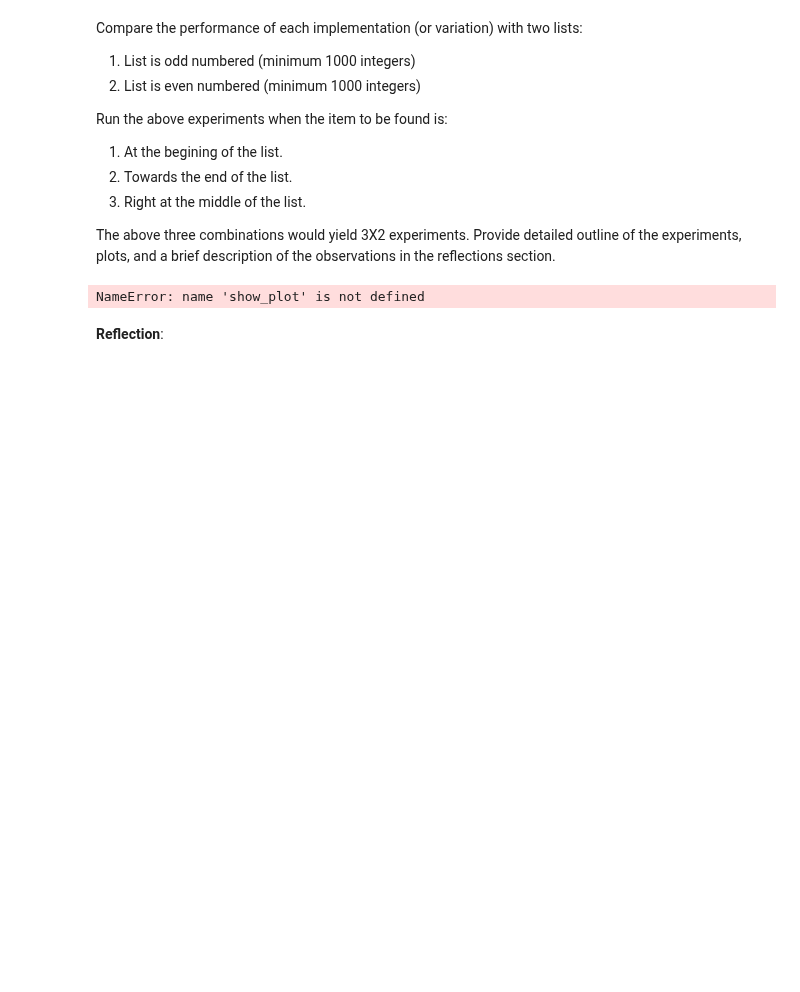
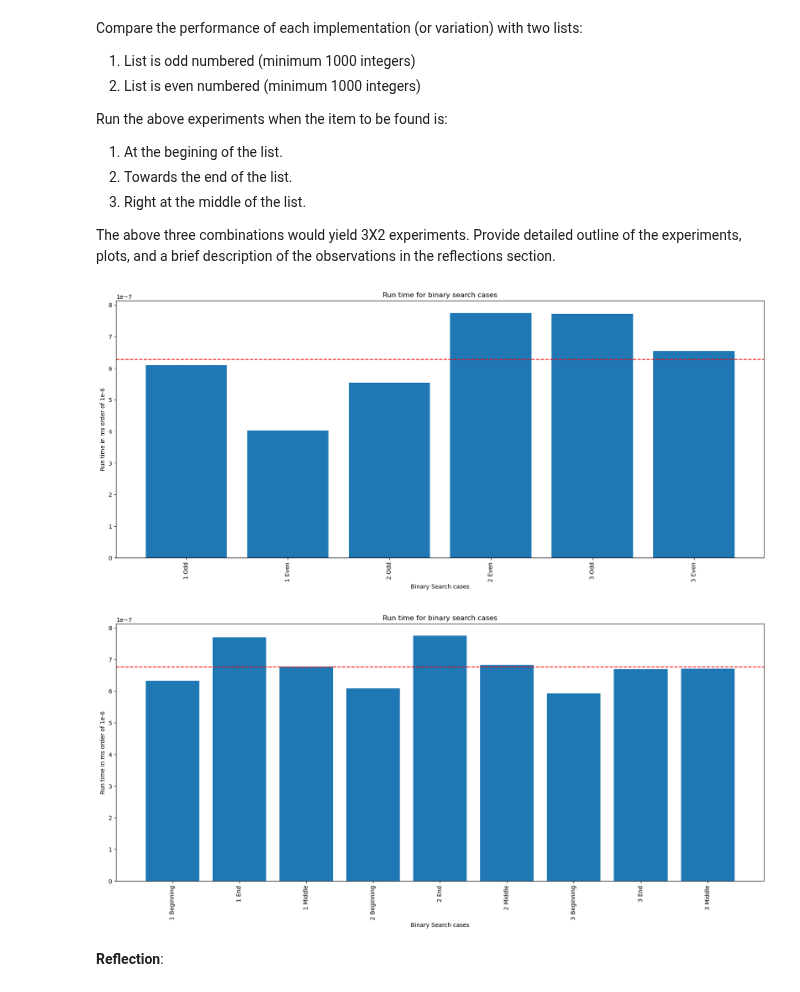
Before and after one commit to Faizanm0389/2XC3-GROUP, a Jupyter notebook: Lab_II_1.ipynb, the cells around one changed output. Saved outputs shown, nothing was run; the diff lists cells and outputs as text; code cells hidden in the pictures; blank space fills up the shorter version.

```diff
--- a/Lab_II_1.ipynb
+++ b/Lab_II_1.ipynb
@@ -127,6 +127,17 @@ def draw_plot(run_arr):
     plt.xlabel("Iterations")
     plt.ylabel("Run time in ms order of 1e-6")
     plt.title("Run time for retrieval")
+    plt.show()
+
+def show_plot(label,run_arr):
+    x = np.arange(0, len(run_arr),1)
+    fig=plt.figure(figsize=(20,8))
+    plt.bar(x,run_arr)
+    plt.xticks(x, label, rotation ='vertical')
+    plt.axhline(np.mean(run_arr), color="red", linestyle="--", label="Avg")
+    plt.title("Run time for binary search cases")
+    plt.xlabel("Binary Search cases")
+    plt.ylabel("Run time in ms order of 1e-6")
     plt.show()
 
 
@@ -637,36 +638,38 @@ def measureTime(binarySearch, item_list, to_find):
         stop=timeit.default_timer()
         sum += stop-start
 
     return sum/runs
 
 
 list_size = 1000  #Should be over 1000
 list=[random.randint(1, 100000) for _ in range(list_size)]
+list.sort()
 odd_even = {"Odd" : generateOdd(list_size), "Even" :generateEven(list_size)}
 pos= {"Beginning": 0, "End": len(list) - 1, "Middle": list_size // 2}
 binarySearch = [binary_search_1, binary_search_2, binary_search_3]
 run_times_oddeven=[]
 run_times_pos=[]
 labelOddEven=[]
 labelPos=[]
 
 for func in binarySearch:
     for i in odd_even:
-        labelOddEven.append(func.__name__[-1] + i)
+        labelOddEven.append(func.__name__[-1] + " " + i)
         l=odd_even.get(i)
         run_time = measureTime(func, l, l[random.randint(0,len(l))])
         run_times_oddeven.append(run_time)
 
 for func in binarySearch:
     for i in pos:
-        labelPos.append(func.__name__[-1] + i)
+        labelPos.append(func.__name__[-1] + " " + i)
         run_time = measureTime(func, list, list[pos.get(i)])
         run_times_pos.append(run_time)
 
 show_plot(labelOddEven,run_times_oddeven)
 show_plot(labelPos,run_times_pos)
 # %% [output]
-NameError: name 'show_plot' is not defined
+[figure, added]
+[figure, added]
 # %% [markdown]
 **Reflection**:
 # %% [markdown]
```
Also changed, not shown: parts of 8 cells of this notebook.
